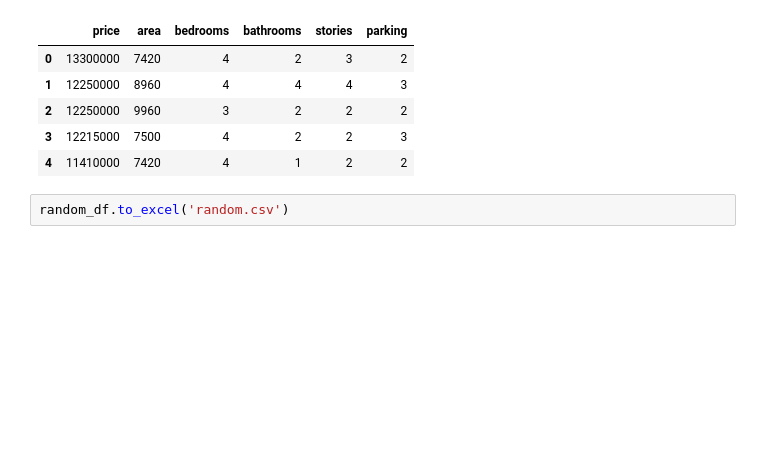
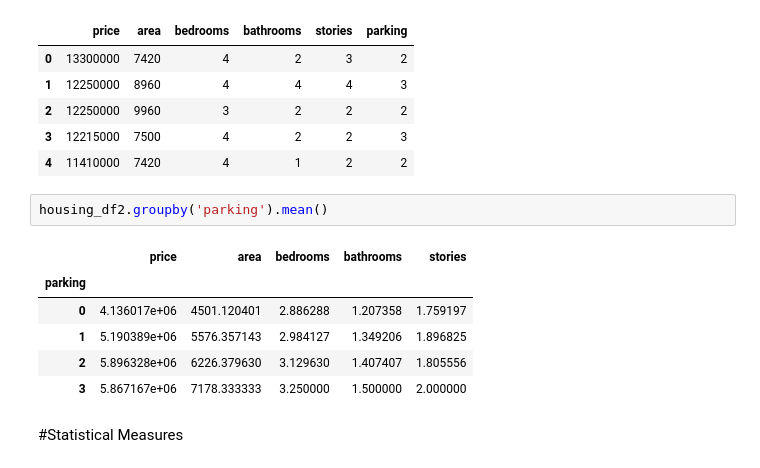
Before and after one commit to officialaryansingh/pandas_learning, a Jupyter notebook: pandas_fundamental2.ipynb, the cells around one changed output. Cells and saved outputs as stored; diff of their text form; blank space fills up the shorter version.

```diff
--- a/pandas_fundamental2.ipynb
+++ b/pandas_fundamental2.ipynb
@@ -219,5 +223,14 @@ housing_df2.head()
 | 2 | 12250000 | 9960 | 3 | 2 | 2 | 2 |
 | 3 | 12215000 | 7500 | 4 | 2 | 2 | 3 |
 | 4 | 11410000 | 7420 | 4 | 1 | 2 | 2 |
-# %%
-random_df.to_excel('random.csv')
+# %%
+housing_df2.groupby('parking').mean()
+# %% [output]
+|  | price | area | bedrooms | bathrooms | stories |
+| parking |  |  |  |  |  |
+| 0 | 4.136017e+06 | 4501.120401 | 2.886288 | 1.207358 | 1.759197 |
+| 1 | 5.190389e+06 | 5576.357143 | 2.984127 | 1.349206 | 1.896825 |
+| 2 | 5.896328e+06 | 6226.379630 | 3.129630 | 1.407407 | 1.805556 |
+| 3 | 5.867167e+06 | 7178.333333 | 3.250000 | 1.500000 | 2.000000 |
+# %% [markdown]
+#Statistical Measures
```
Also changed, not shown: parts of 1 cell of this notebook.
